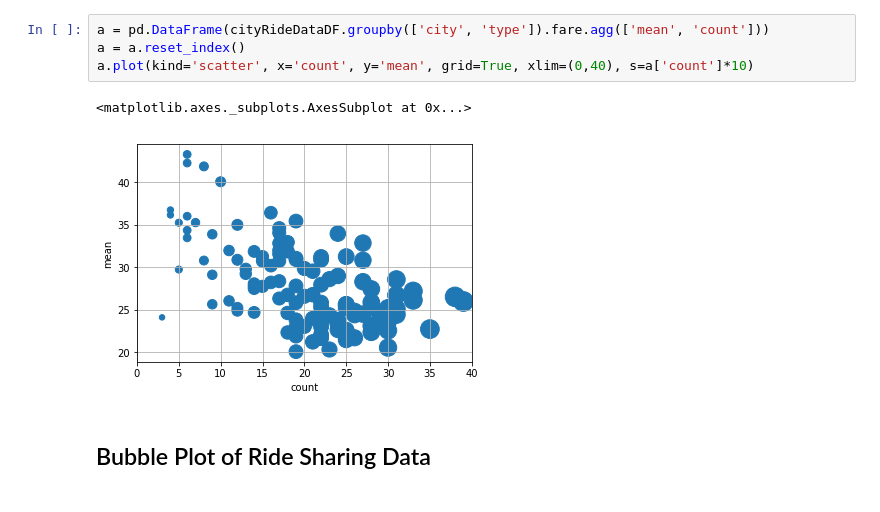
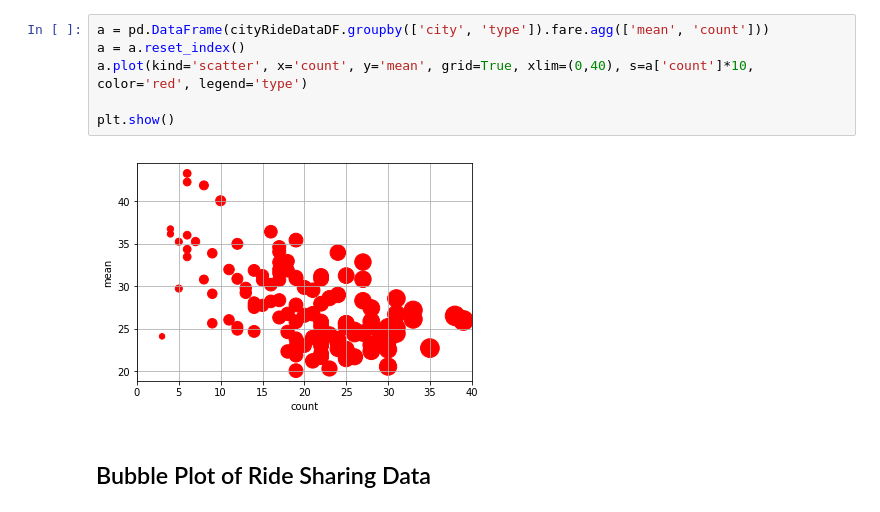
Before and after one commit to xaskoiking/HW_5_Raaghavav_K, a Jupyter notebook: Pyber/pyber_starter.ipynb, the cells around one changed output. Cells and saved outputs as stored; diff of their text form.

```diff
--- a/Pyber/pyber_starter.ipynb
+++ b/Pyber/pyber_starter.ipynb
@@ -36,10 +21,11 @@ cityRideDataDF = pd.merge(cityData, rideData, on="city", how="inner")
 # %%
 a = pd.DataFrame(cityRideDataDF.groupby(['city', 'type']).fare.agg(['mean', 'count']))
 a = a.reset_index()
-a.plot(kind='scatter', x='count', y='mean', grid=True, xlim=(0,40), s=a['count']*10)
+a.plot(kind='scatter', x='count', y='mean', grid=True, xlim=(0,40), s=a['count']*10, color='red', legend='type')
+
+plt.show()
 # %% [output]
-<matplotlib.axes._subplots.AxesSubplot at 0x...>
-[figure, old version]
+[figure, new version]
 # %% [markdown]
 ## Bubble Plot of Ride Sharing Data
 # %%
```
Also changed, not shown: parts of 2 cells of this notebook.
